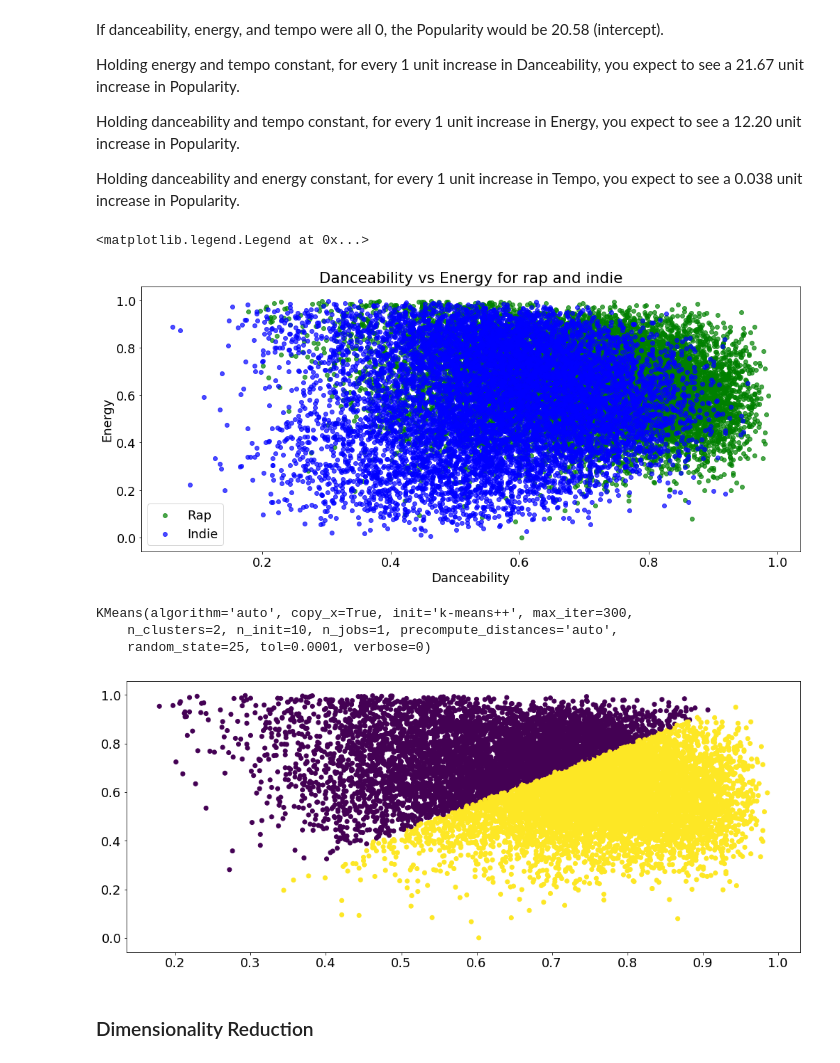
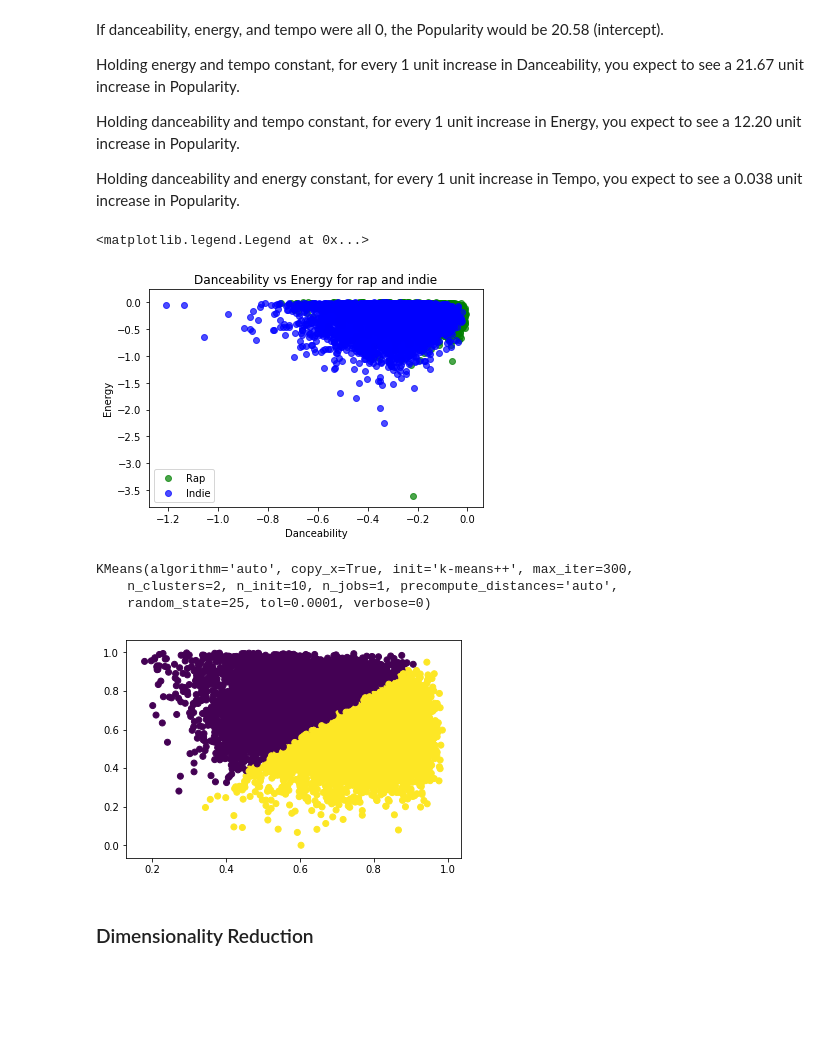
Before and after one commit to jamesjaeyu/SpotifyGenreAnalysis, a Jupyter notebook: FinalProject_group88.ipynb, the cells around one changed output. Drawn from its saved outputs; the diff is of its cells as text; code cells hidden in the pictures; blank space fills up the shorter version.

```diff
--- a/FinalProject_group88.ipynb
+++ b/FinalProject_group88.ipynb
@@ -425,3 +352,6 @@ average_popularity
 | Movie | 12.174097 | 0.697341 | 0.491186 | 0.370703 | 0.125427 | 0.228715 | -12.952094 | 0.109400 | ... |
 # %% [markdown]
 Looking at the mean attributes of each genre after all of our cleaning, there seem to be no outliers or significant cleanings to be made. We were able to combine two extremely similar genres, Rap and Hip-Hop. We were able to resolve an issue with Spotify's genre classification of Alternative songs. We can now begin our analysis.
+# %%
+# drops null values
+df = df.dropna(axis=0)
@@ -1029,18 +963,18 @@ y = df['energy'].as_matrix().reshape(-1,1)
 #print(model.score(X_test, y_test))
 # %%
 # looking at distinctions of attributes between hip-hop and rap genres
-plt.scatter(df.danceability[df.genre=='Rap'], df.energy[df.genre=='Rap'],
+plt.scatter(np.log10(df.danceability[df.genre=='Rap']), np.log10(df.energy[df.genre=='Rap']),
            c='green', alpha=0.7, label='Rap')
-plt.scatter(df.danceability[df.genre=='Indie'], df.energy[df.genre=='Indie'],
+plt.scatter(np.log10(df.danceability[df.genre=='Indie']), np.log10(df.energy[df.genre=='Indie']),
            c='blue', alpha=0.7, label='Indie')
 
 plt.title('Danceability vs Energy for rap and indie')
 plt.xlabel('Danceability')
 plt.ylabel('Energy')
 plt.legend()
 # %% [output]
 <matplotlib.legend.Legend at 0x...>
-[figure, old version]
+[figure, new version]
 # %%
 d1 = df.danceability[df.genre==('Rap' or 'Indie')]
 d2 = df.energy[df.genre==('Rap' or 'Indie')]
@@ -1059,6 +993,6 @@ KMeans(algorithm='auto', copy_x=True, init='k-means++', max_iter=300,
 # %%
 plt.scatter(d1, d2, c=km.labels_);
 # %% [output]
-[figure, old version]
+[figure, new version]
 # %% [markdown]
 ### Dimensionality Reduction
```
Also changed, not shown: parts of 51 cells of this notebook.
